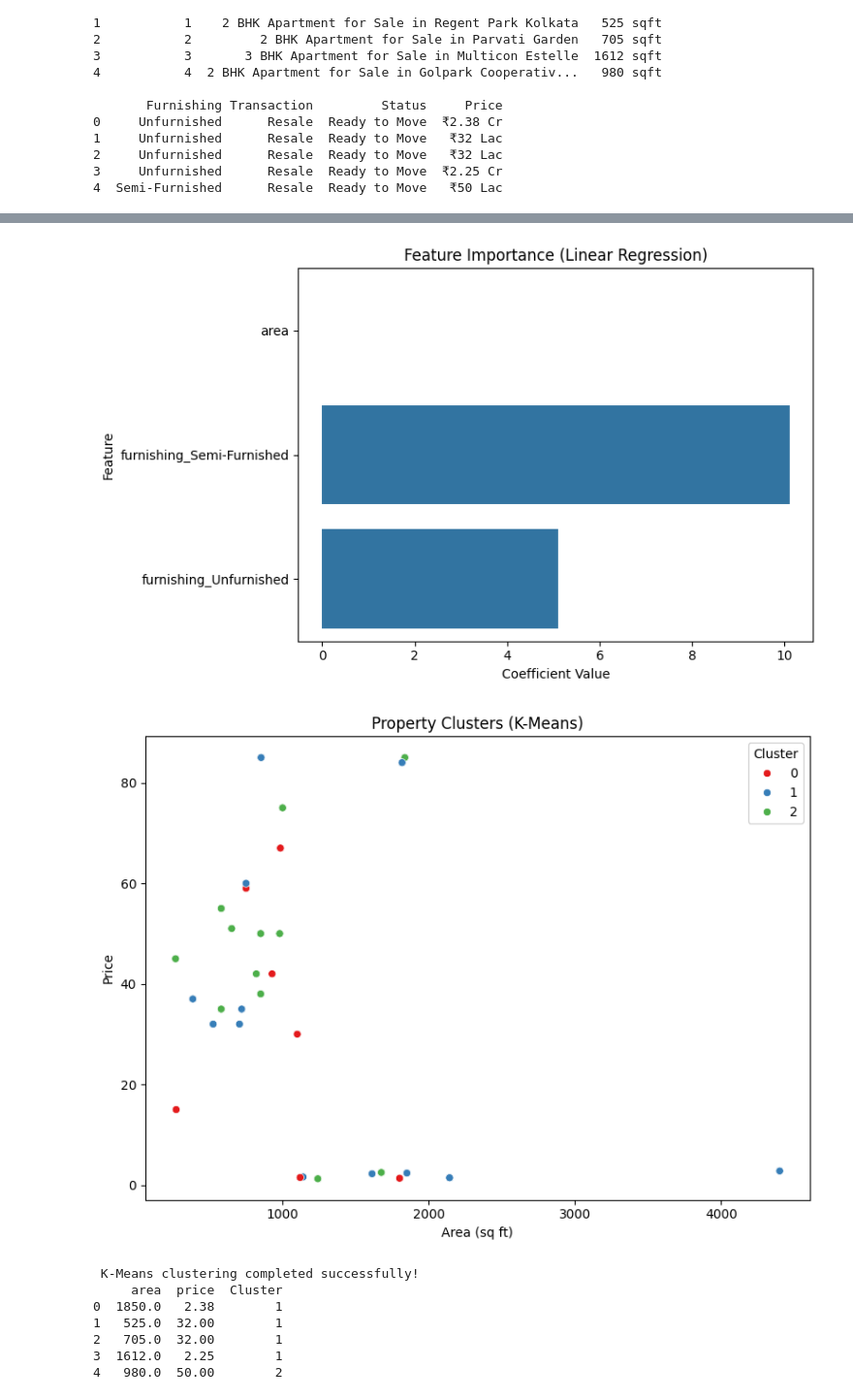
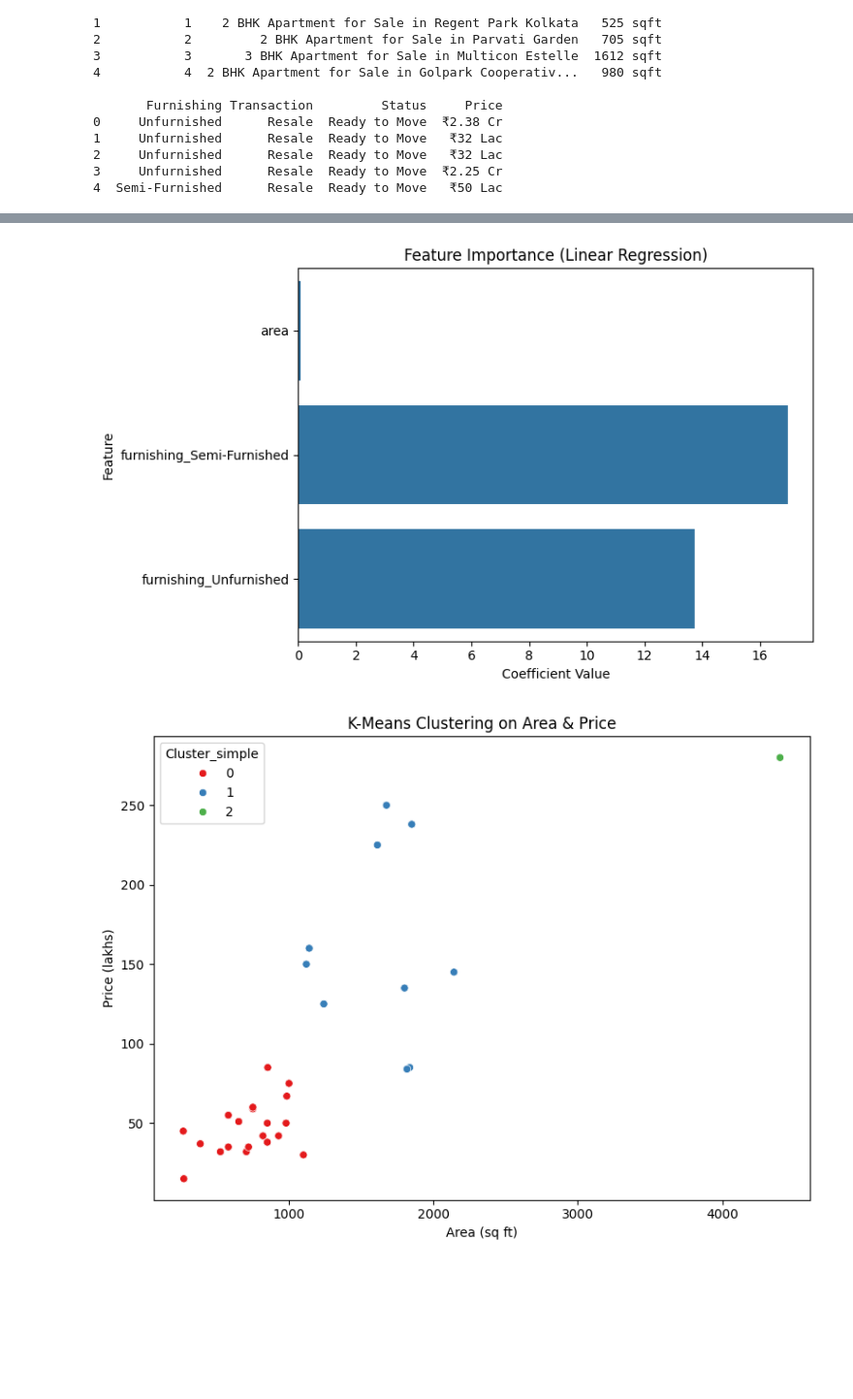
Before and after one commit to Krupa1104/RealEstatePricePrediction, a Jupyter notebook: code.ipynb, the cells around one changed output, grey strips where cells are left out. Shown: that part at 97% size. Drawn from its saved outputs; the diff is of its cells as text; code cells hidden in the pictures; blank space fills up the shorter version.

```diff
--- a/code.ipynb
+++ b/code.ipynb
@@ -46,14 +47,20 @@ if 'area' in df.columns:
         .astype(float)
     )
 
+def convert_price(price_str):
+    price_str = str(price_str).replace(',', '').strip()
+
+    price_str = re.sub(r'[^\dA-Za-z.]', '', price_str)
+
+    if 'Cr' in price_str:
+        return float(price_str.replace('Cr', '').strip()) * 100
+    elif 'Lac' in price_str:
+        return float(price_str.replace('Lac', '').strip())
+    else:
+        return float(price_str)
+
 if 'price' in df.columns:
-    df['price'] = (
-        df['price']
-        .astype(str)
-        .str.replace(',', '', regex=False)
-        .str.extract(r'(\d+\.?\d*)')[0]
-        .astype(float)
-    )
+    df['price'] = df['price'].apply(convert_price)
 else:
     raise KeyError("'price' column not found in dataset! Please check the CSV file.")
 
@@ -123,30 +130,20 @@ plt.ylabel("Feature")
 plt.tight_layout()
 plt.show()
 # %% [output]
-[figure, old version]
+[figure, new version]
 # %%
-scaler = StandardScaler()
-X_scaled = scaler.fit_transform(X)
+X_simple = df[['area', 'price']]
+X_simple_scaled = StandardScaler().fit_transform(X_simple)
 
-kmeans = KMeans(n_clusters=3, random_state=42, n_init=10)
-df['Cluster'] = kmeans.fit_predict(X_scaled)
+kmeans_simple = KMeans(n_clusters=3, random_state=42, n_init=10)
+df['Cluster_simple'] = kmeans_simple.fit_predict(X_simple_scaled)
 
-plt.figure(figsize=(8, 6))
-sns.scatterplot(data=df, x='area', y='price', hue='Cluster', palette='Set1')
-plt.title("Property Clusters (K-Means)")
+plt.figure(figsize=(8,6))
+sns.scatterplot(data=df, x='area', y='price', hue='Cluster_simple', palette='Set1')
+plt.title("K-Means Clustering on Area & Price")
 plt.xlabel("Area (sq ft)")
-plt.ylabel("Price")
+plt.ylabel("Price (lakhs)")
 plt.tight_layout()
 plt.show()
-
-print("\n K-Means clustering completed successfully!")
-print(df[['area', 'price', 'Cluster']].head())
 # %% [output]
-[figure, old version]
+[figure, new version]
- K-Means clustering completed successfully!
-     area  price  Cluster
-0  1850.0   2.38        1
-1   525.0  32.00        1
-2   705.0  32.00        1
-3  1612.0   2.25        1
-4   980.0  50.00        2
```
Also changed, not shown: parts of 4 cells of this notebook.
